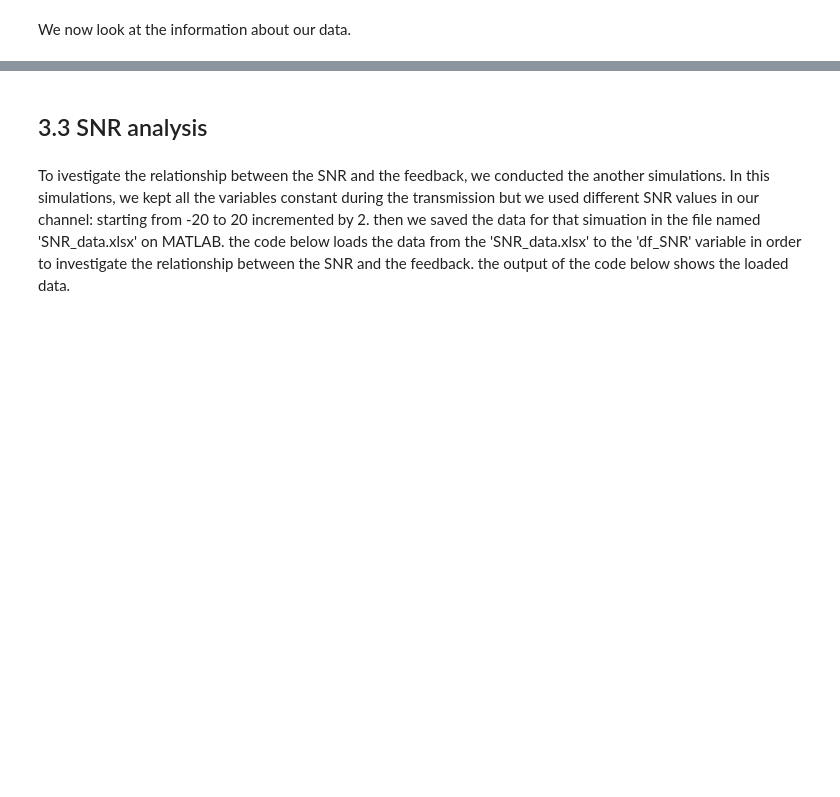
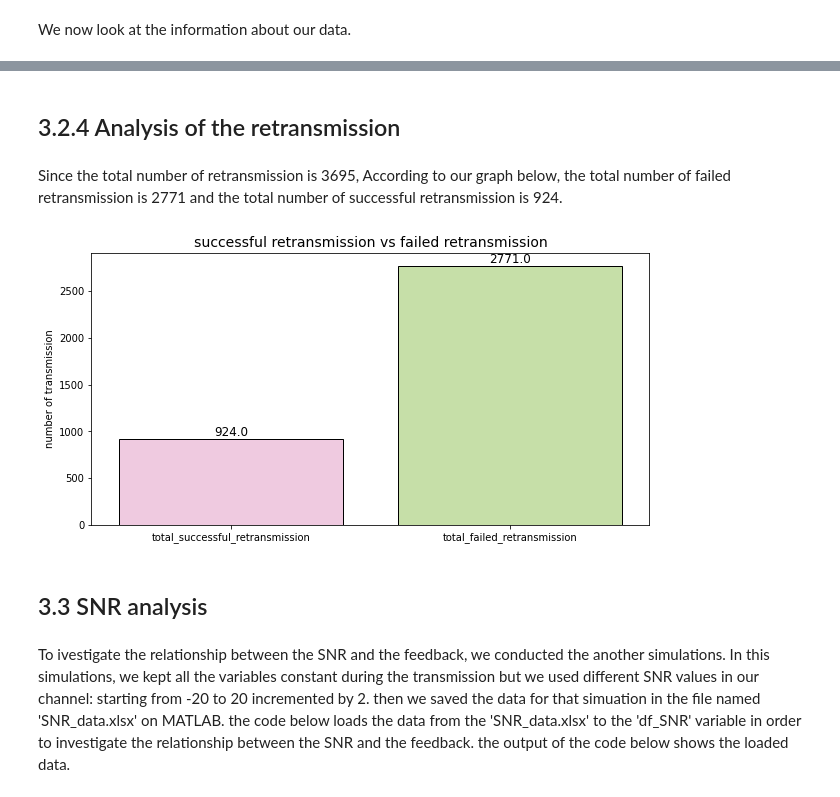
Before and after one commit to mahhembe/Research-project, a Jupyter notebook: Research_model_building.ipynb, the cells around one changed output, grey strips where cells are left out. Cells and saved outputs as stored; diff of their text form; code cells hidden in the pictures; blank space fills up the shorter version.

```diff
--- a/Research_model_building.ipynb
+++ b/Research_model_building.ipynb
@@ -161,3 +200,29 @@ we now look at the relationships between various features that can help us to bu
+# %% [markdown]
+## 3.2.4 Analysis of the retransmission
+# %% [markdown]
+Since the total number of retransmission is 3695, According to our graph below, the total number of failed retransmission is 2771 and the total number of successful retransmission is 924.
+# %%
+total_successful_retransmission=df.loc[(df["'Acknoledgement'"] ==1) & (df["'retransmission'"] == 1)]
+total_successful_retransmission=total_successful_retransmission["'retransmission'"].count()
+
+total_failed_retransmission=df.loc[(df["'Acknoledgement'"] ==0) & (df["'retransmission'"] == 1)]
+total_failed_retransmission=total_failed_retransmission["'retransmission'"].count()
+
+x=['total_successful_retransmission','total_failed_retransmission']
+y=[total_successful_retransmission,total_failed_retransmission]
+# Compare RMSE values between models
+fig,axis = plt.subplots(figsize=(10, 5))
+ax = sns.barplot(x=x, y=y,palette='PiYG',edgecolor='black')
+plt.title('successful retransmission vs failed retransmission',fontsize=14)
+plt.xticks(rotation=0)
+plt.ylabel('number of transmission')
+for p in ax.patches:
+    ax.text(p.get_x() + p.get_width()/2, p.get_y() + p.get_height(), round(p.get_height(),2),
+            fontsize=12, ha="center", va='bottom')
+
+plt.show()
+# %% [output]
+[figure, added]
 # %% [markdown]
 ## 3.3 SNR analysis
 # %% [markdown]
```
Also changed, not shown: parts of 24 cells of this notebook.
